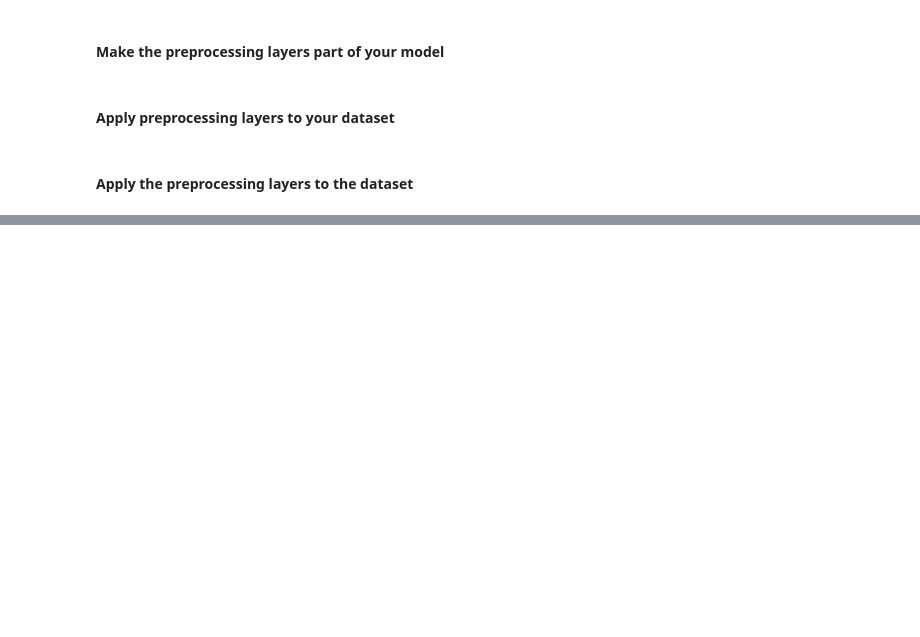
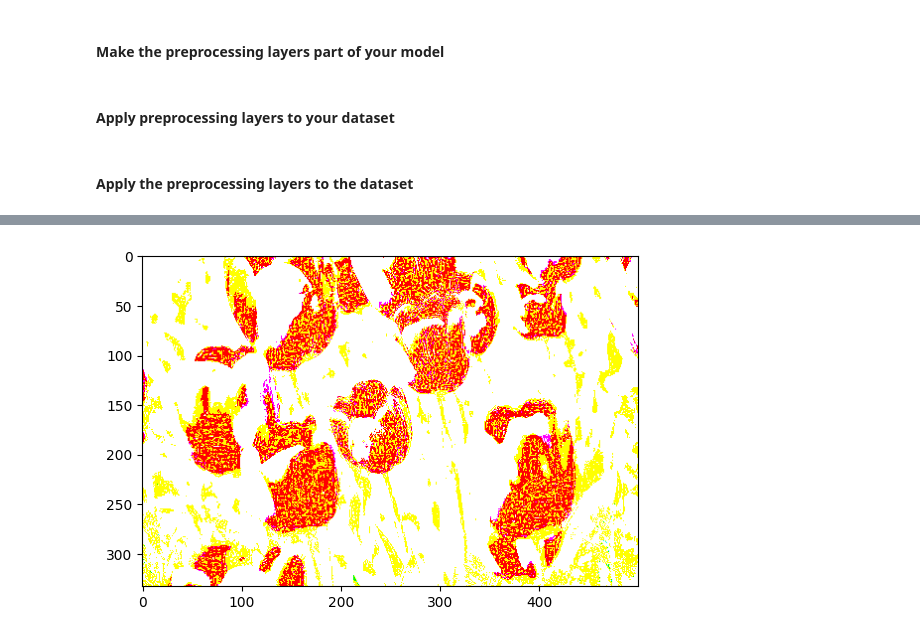
Before and after one commit to LuisHBeck/tensorflow-data-augmentation, a Jupyter notebook: data-augmentation.ipynb, the cells around one changed output, grey strips where cells are left out. Drawn from its saved outputs; the diff is of its cells as text; code cells hidden in the pictures; blank space fills up the shorter version.

```diff
--- a/data-augmentation.ipynb
+++ b/data-augmentation.ipynb
@@ -138,0 +223,11 @@ test_ds = prepare(test_ds)
+# %%
+class RandomInvert(layers.Layer):
+    def __init__(self, factor=0.5, **kwargs):
+        super().__init__(**kwargs)
+        self.factor=factor
+
+    def call(self,x):
+        return random_invert_img(x)
+# %%
+_ = plt.imshow(RandomInvert()(image)[0])
+# %% [output]
@@ -138,0 +235 @@ test_ds = prepare(test_ds)
+[figure, added]
```
Also changed, not shown: parts of 15 cells of this notebook.
